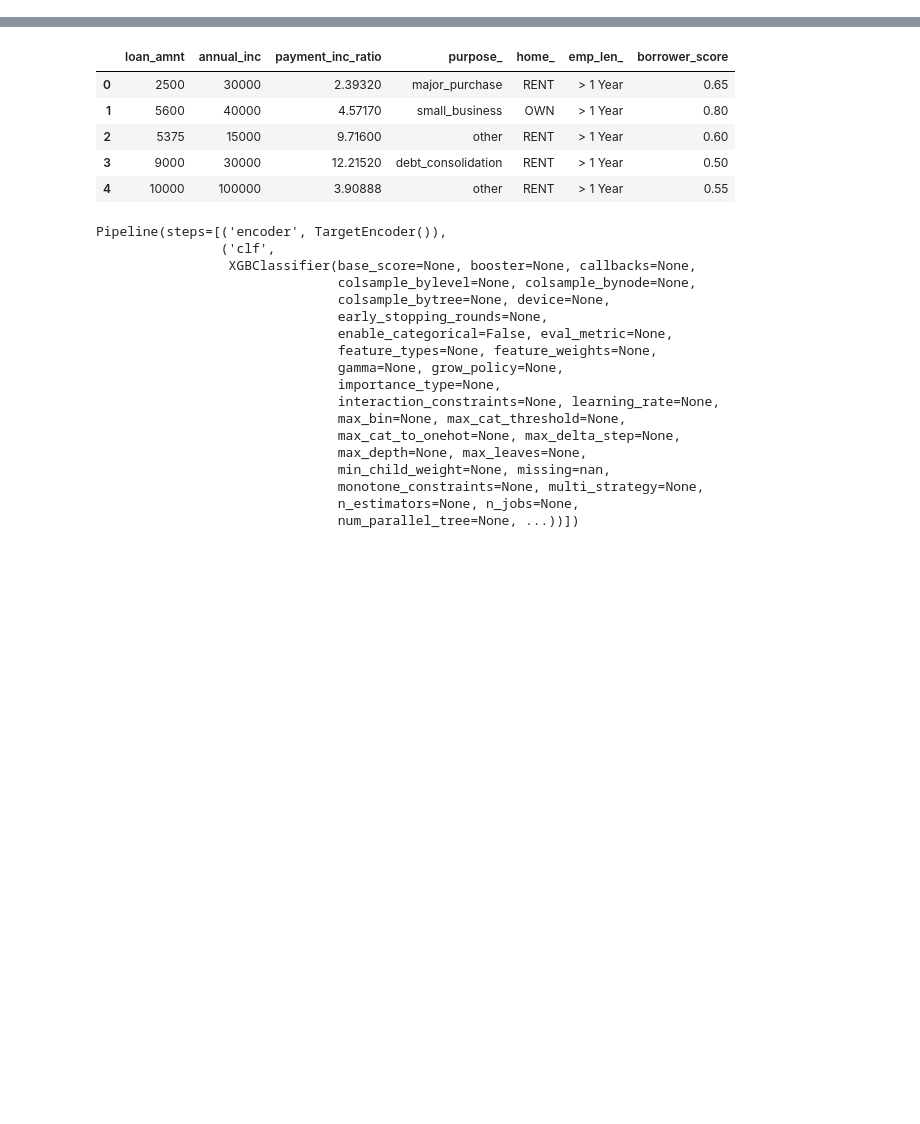
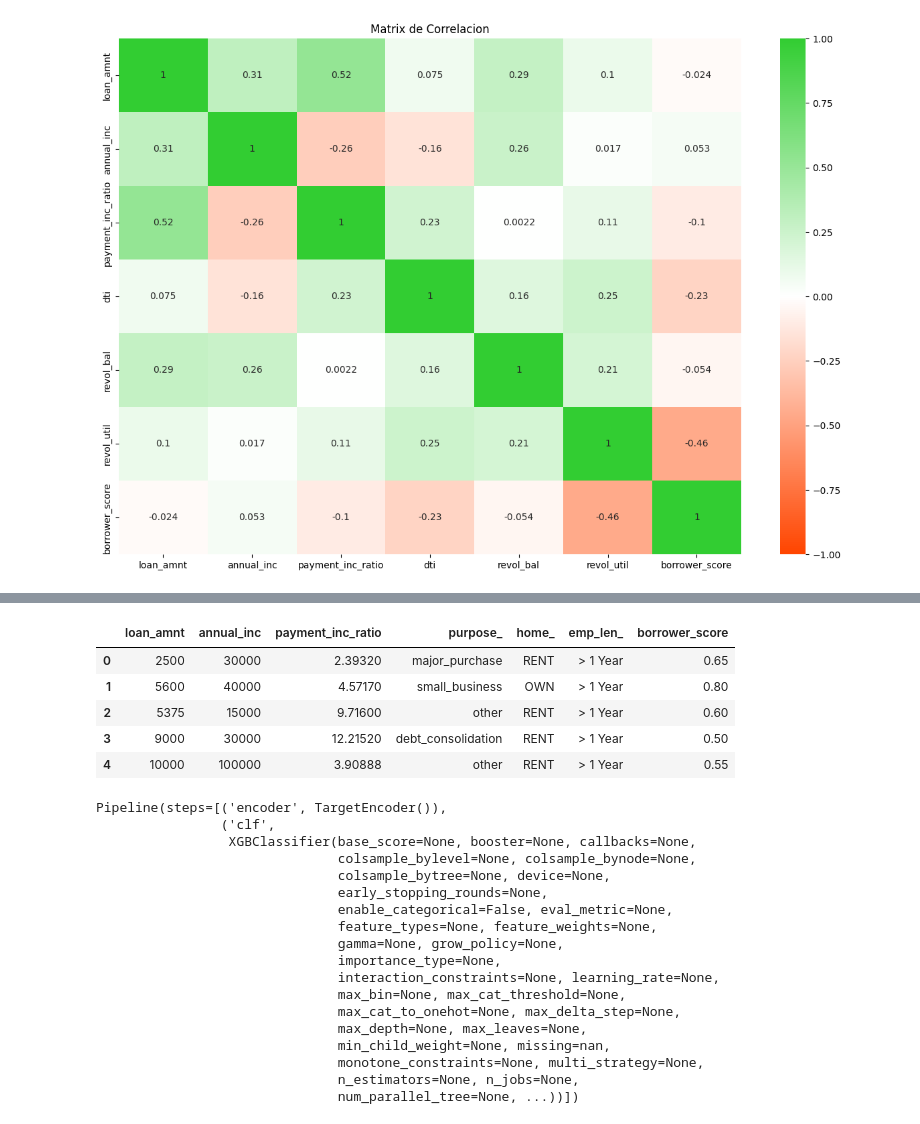
Before and after one commit to Nimbus-commints/Data-Science-Proyectos, a Jupyter notebook: Prediccion de Aprobacion de Prestam/Prediccion Aprobacion Prestamo.ipynb, the cells around one changed output, grey strips where cells are left out. Saved outputs shown, nothing was run; the diff lists cells and outputs as text; code cells hidden in the pictures; blank space fills up the shorter version.

Commit message:
Matrix Correlation

```diff
--- a/Prediccion de Aprobacion de Prestam/Prediccion Aprobacion Prestamo.ipynb
+++ b/Prediccion de Aprobacion de Prestam/Prediccion Aprobacion Prestamo.ipynb
@@ -24,0 +126,2 @@ Index(['Unnamed: 0', 'status', 'loan_amnt', 'term', 'annual_inc', 'dti',
+# %%
+num_variables = ['loan_amnt','annual_inc','payment_inc_ratio','dti','revol_bal','revol_util','borrower_score']
@@ -24,0 +157,11 @@ Index(['Unnamed: 0', 'status', 'loan_amnt', 'term', 'annual_inc', 'dti',
+# %%
+from matplotlib.colors import LinearSegmentedColormap
+orange_green_cmap = LinearSegmentedColormap.from_list("OrangeGreen", ['#ff4500', '#FFFFFF', '#32CD32'])
+
+plt.figure(figsize=(15,10))
+corr = loan_data[num_variables].corr()
+sns.heatmap(corr, cmap=orange_green_cmap, annot=True, center=0, vmin=-1, vmax=1)
+plt.title('Matrix de Correlacion')
+plt.show()
+# %% [output]
+[figure, added]
```
Also changed, not shown: parts of 26 cells of this notebook.
